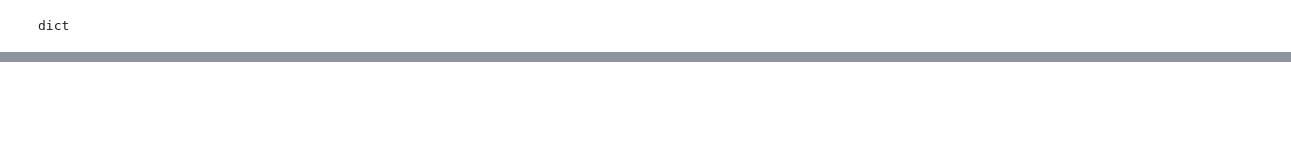
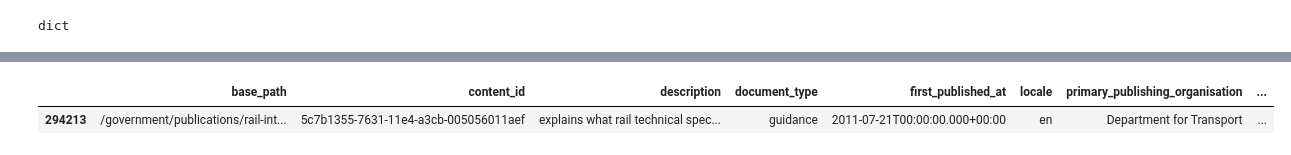
Before and after one commit to alphagov/content-similarity-models, a Jupyter notebook: google-universal-encoder/similarity_universal_sentence_embedding.ipynb, the cells around one changed output, grey strips where cells are left out. Drawn from its saved outputs; the diff is of its cells as text; code cells hidden in the pictures; blank space fills up the shorter version.

```diff
--- a/google-universal-encoder/similarity_universal_sentence_embedding.ipynb
+++ b/google-universal-encoder/similarity_universal_sentence_embedding.ipynb
@@ -54,6 +50,11 @@ Name: brexit, dtype: int64
 # %%
 corpus_sample = labelled.sample(n=20000, random_state=1234)
 corpus = corpus_sample['combined_text'].tolist()
+# %%
+corpus_sample[corpus_sample['taxon_base_path']=='/transport/rail-interoperability']
+# %% [output]
+|  | base_path | content_id | description | document_type | first_published_at | locale | primary_publishing_organisation | ... |
+| 294213 | /government/publications/rail-int... | 5c7b1355-7631-11e4-a3cb-005056011aef | explains what rail technical spec... | guidance | 2011-07-21T00:00:00.000+00:00 | en | Department for Transport | ... |
 # %%
 short_corpus=[]
 for text in corpus:
```
Also changed, not shown: parts of 48 cells of this notebook.
